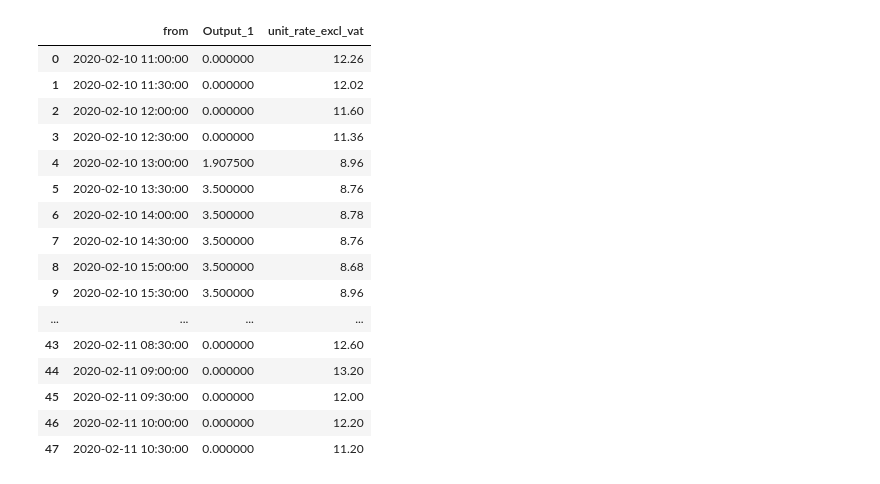
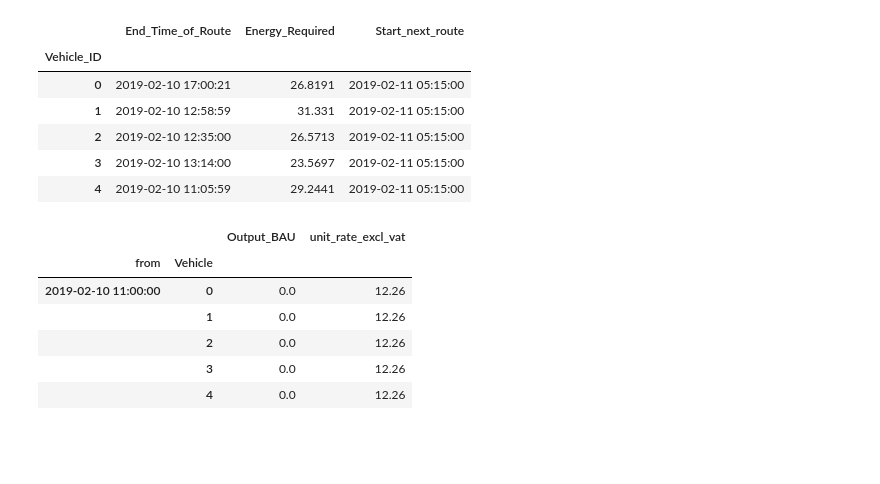
Before and after one commit to SGKFPS/smart_charger, a Jupyter notebook: PuLP-P1.ipynb, the cells around one changed output. Drawn from its saved outputs; the diff is of its cells as text; code cells hidden in the pictures; blank space fills up the shorter version.

Commit message:
Support multiple vehicles

```diff
--- a/PuLP-P1.ipynb
+++ b/PuLP-P1.ipynb
@@ -17,12 +17,6 @@ import matplotlib.pyplot as plt
 
 prot_journeys = pickle.load(open('Data/prototype_week','rb'))
 test_journeys = pickle.load(open('Data/test_week','rb'))
-electricity_price = pickle.load(open('Data/price_data','rb'))
 BAU_profile = pickle.load(open('Data/BAU_profile','rb'))
-
-BAU_profile['Site_output'] = BAU_profile[gv.Power_output.values()].sum(axis=1)
-BAU_profile['Electricity_costs'] = BAU_profile['Site_output'] * BAU_profile['unit_rate_excl_vat']
-# Plot BAU
-plot = BAU_profile.plot(x='from', y='Site_output', kind='line')
-fig = plot.get_figure()
-fig.savefig('Data/BAU_profile_output.png')
+day_journeys = f.get_daily_data(prot_journeys, gv.DAY)
+day_profile = f.create_daily_schedule(BAU_profile, gv.DAY)
@@ -46,37 +23,21 @@ BAU_profile.head(10)
-# %%
-day = dt.datetime(2020,2,10)
-
-# Creates a list of the time periods
-start_datetime = day + gv.CHAR_ST_DELTA
-end_datetime = start_datetime + dt.timedelta(days=1)
-day_profile = BAU_profile[BAU_profile['from'] < end_datetime][['from','Output_1']]
-day_profile = day_profile.merge(electricity_price[['from','unit_rate_excl_vat']], on='from')
-
-#time_periods = day_profile['from'].to_numpy()
-time_periods = list(day_profile.index)
-
-# Create a dictionary of price costs
-prices = day_profile.unit_rate_excl_vat.to_dict()
-
-# Get required charge for the day
-required_charge = list(prot_journeys.loc[(day),'Required_SOC'])
+# %%
+day_journeys.loc[0,'End_Time_of_Route'] = dt.datetime(2019,2,10,17,0,21)
+day_journeys.head()
+# %% [output]
+|  | End_Time_of_Route | Energy_Required | Start_next_route |
+| Vehicle_ID |  |  |  |
+| 0 | 2019-02-10 17:00:21 | 26.8191 | 2019-02-11 05:15:00 |
+| 1 | 2019-02-10 12:58:59 | 31.331 | 2019-02-11 05:15:00 |
+| 2 | 2019-02-10 12:35:00 | 26.5713 | 2019-02-11 05:15:00 |
+| 3 | 2019-02-10 13:14:00 | 23.5697 | 2019-02-11 05:15:00 |
+| 4 | 2019-02-10 11:05:59 | 29.2441 | 2019-02-11 05:15:00 |
 # %%
-day_profile
+day_profile.head()
 # %% [output]
-|  | from | Output_1 | unit_rate_excl_vat |
-| 0 | 2020-02-10 11:00:00 | 0.000000 | 12.26 |
-| 1 | 2020-02-10 11:30:00 | 0.000000 | 12.02 |
-| 2 | 2020-02-10 12:00:00 | 0.000000 | 11.60 |
-| 3 | 2020-02-10 12:30:00 | 0.000000 | 11.36 |
-| 4 | 2020-02-10 13:00:00 | 1.907500 | 8.96 |
-| 5 | 2020-02-10 13:30:00 | 3.500000 | 8.76 |
-| 6 | 2020-02-10 14:00:00 | 3.500000 | 8.78 |
-| 7 | 2020-02-10 14:30:00 | 3.500000 | 8.76 |
-| 8 | 2020-02-10 15:00:00 | 3.500000 | 8.68 |
-| 9 | 2020-02-10 15:30:00 | 3.500000 | 8.96 |
-| ... | ... | ... | ... |
-| 43 | 2020-02-11 08:30:00 | 0.000000 | 12.60 |
-| 44 | 2020-02-11 09:00:00 | 0.000000 | 13.20 |
-| 45 | 2020-02-11 09:30:00 | 0.000000 | 12.00 |
-| 46 | 2020-02-11 10:00:00 | 0.000000 | 12.20 |
-| 47 | 2020-02-11 10:30:00 | 0.000000 | 11.20 |
+|  |  | Output_BAU | unit_rate_excl_vat |
+| from | Vehicle |  |  |
+| 2019-02-10 11:00:00 | 0 | 0.0 | 12.26 |
+|  | 1 | 0.0 | 12.26 |
+|  | 2 | 0.0 | 12.26 |
+|  | 3 | 0.0 | 12.26 |
+|  | 4 | 0.0 | 12.26 |
```
Also changed, not shown: parts of 24 cells of this notebook, 15 other files.
